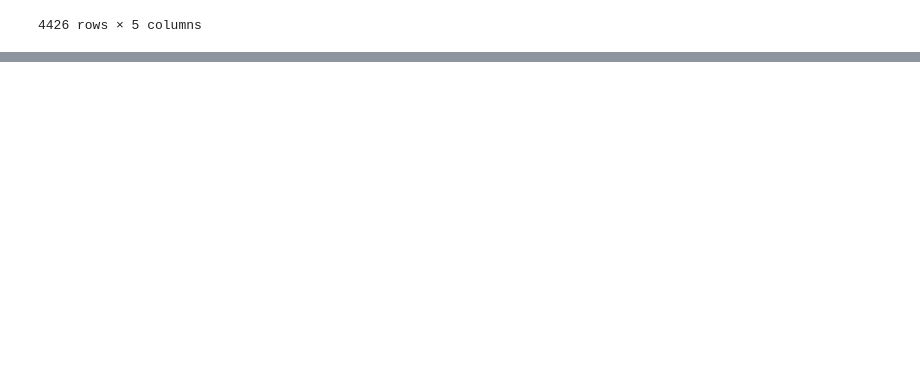
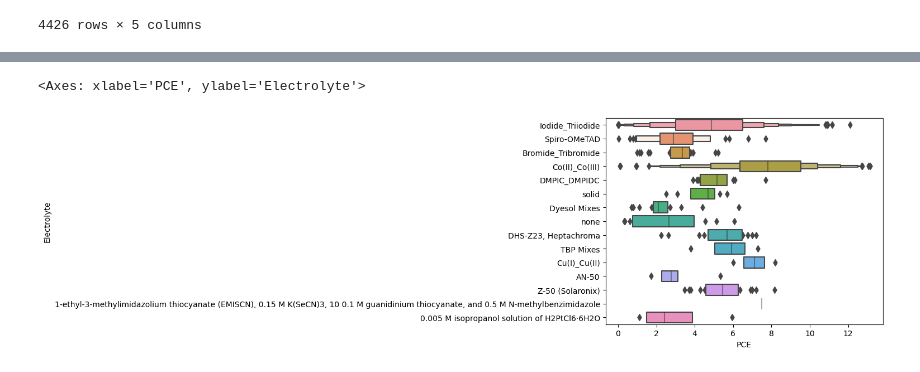
Before and after one commit to PaulC61/DSSCDB, a Jupyter notebook: data_cleaning.ipynb, the cells around one changed output, grey strips where cells are left out. Saved outputs shown, nothing was run; the diff lists cells and outputs as text; code cells hidden in the pictures; blank space fills up the shorter version.

```diff
--- a/data_cleaning.ipynb
+++ b/data_cleaning.ipynb
@@ -451,0 +719,43 @@ semiconductor_df.groupby(['Semiconductor Type']).count()
+# %%
+dsscdb_df = pd.read_csv("DBVersions/everything_before_electrolyte_cleaning.csv")
+# %%
+varElectrolyte1 = ["iod", "Iod","LiI", "I2", "AN-I", "Mosalyte", "HI-30", "I3-"]
+varElectrolyte2 = ["Co", "cobalt"]
+varElectrolyte3 = ["bromide", "Br"]
+varElectrolyte4 = ["Spiro", "spiro"]
+varElectrolyte5 = ["DMPIC"]
+varElectrolyte6 = ["CuI(dmp)2TFSI,"]
+varElectrolyteSolid = ["solid"]
+varElectrolyteDyesolMixes = ["EL-HSE, Dyesol", "EL-HPE, Dyesol", "EL-HSE", "EL141 dyesol", "electrolyte from Dyesol"]
+varElectrolyteTBPMixes = ["TBP"]
+varElectrolyteNaN = ["not specified", "Not specifiied"]
+
+for electolyte1 in range(len(varElectrolyte1)):
+    dsscdb_df.loc[(dsscdb_df['Electrolyte'].str.contains(varElectrolyte1[electolyte1])), 'Electrolyte'] = "Iodide_Triiodide"
+
+for electrolyte2 in range(len(varElectrolyte2)):
+    dsscdb_df.loc[(dsscdb_df['Electrolyte'].str.contains(varElectrolyte2[electrolyte2])), 'Electrolyte'] = "Co(II)_Co(III)"
+
+for electrolyte3 in range(len(varElectrolyte3)):
+    dsscdb_df.loc[(dsscdb_df['Electrolyte'].str.contains(varElectrolyte3[electrolyte3])), 'Electrolyte'] = "Bromide_Tribromide"
+
+for electrolyte4 in range(len(varElectrolyte4)):
+    dsscdb_df.loc[(dsscdb_df['Electrolyte'].str.contains(varElectrolyte4[electrolyte4])), 'Electrolyte'] = "Spiro-OMeTAD"
+
+for electrolyte5 in range(len(varElectrolyte5)):
+    dsscdb_df.loc[(dsscdb_df['Electrolyte'].str.contains(varElectrolyte5[electrolyte5])), 'Electrolyte'] = "DMPIC_DMPIDC"
+
+for electrolyte6 in range(len(varElectrolyte6)):
+    dsscdb_df.loc[(dsscdb_df['Electrolyte'].str.contains(varElectrolyte6[electrolyte6], regex=False)), 'Electrolyte'] = "Cu(I)_Cu(II)"
+
+for solid_electrolyte in range(len(varElectrolyteSolid)):
+    dsscdb_df.loc[(dsscdb_df['Electrolyte'].str.contains(varElectrolyteSolid[solid_electrolyte], regex=False)), 'Electrolyte'] = "solid"
+
+for dyesol_mixes in range(len(varElectrolyteDyesolMixes)):
+    dsscdb_df.loc[(dsscdb_df['Electrolyte'].str.contains(varElectrolyteDyesolMixes[dyesol_mixes], regex=False)), 'Electrolyte'] = "Dyesol Mixes"
+
+for tbp_mixes in range(len(varElectrolyteTBPMixes)):
+    dsscdb_df.loc[(dsscdb_df['Electrolyte'].str.contains(varElectrolyteTBPMixes[tbp_mixes], regex=False)), 'Electrolyte'] = "TBP Mixes"
+
+for not_available in range(len(varElectrolyteNaN)):
+    dsscdb_df.loc[(dsscdb_df['Electrolyte'].str.contains(varElectrolyteNaN[not_available], regex=False)), 'Electrolyte'] = "none"
@@ -451,0 +778,5 @@ semiconductor_df.groupby(['Semiconductor Type']).count()
+# %%
+sns.boxenplot(data=dsscdb_df, x='PCE', y='Electrolyte')
+# %% [output]
+<Axes: xlabel='PCE', ylabel='Electrolyte'>
+[figure, added]
```
Also changed, not shown: parts of 30 cells of this notebook, 8 other files.
